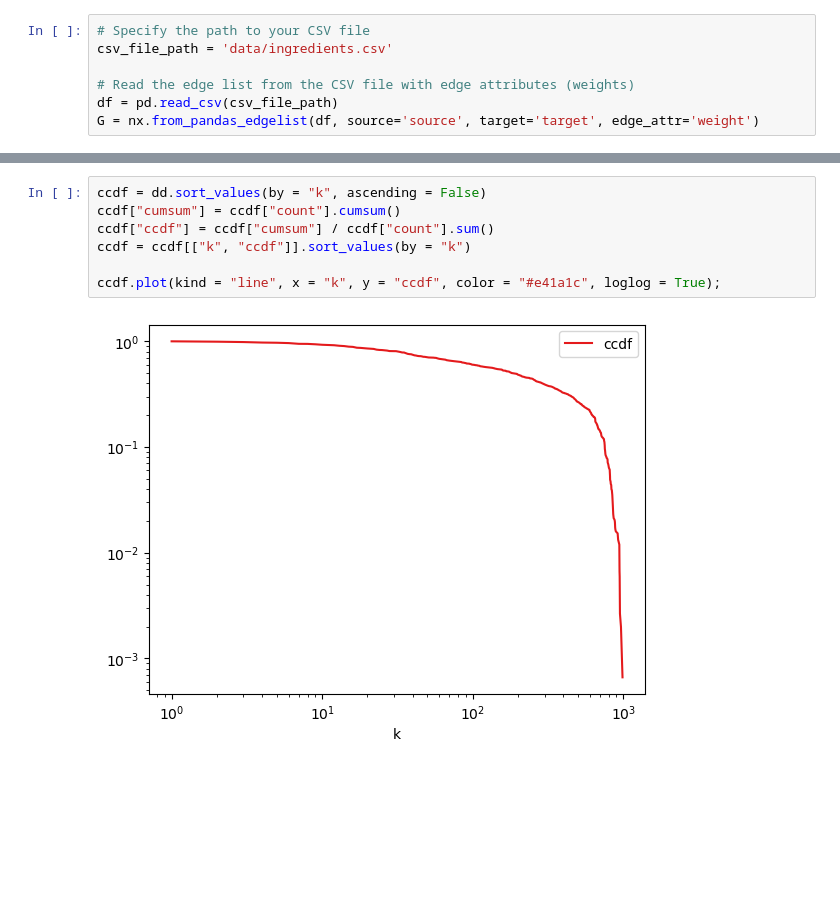
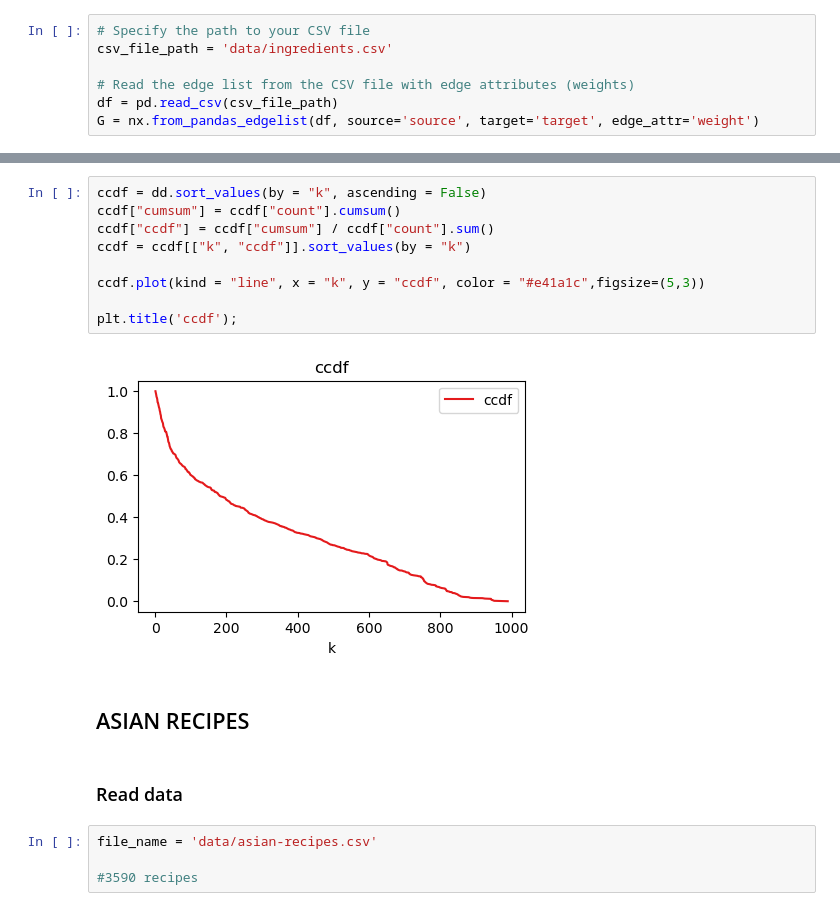
Before and after one commit to MrStrelan/Taste_buds, a Jupyter notebook: EDA.ipynb, the cells around one changed output, grey strips where cells are left out. Saved outputs shown, nothing was run; the diff lists cells and outputs as text; blank space fills up the shorter version.

```diff
--- a/EDA.ipynb
+++ b/EDA.ipynb
@@ -28,9 +171,19 @@ plt.show()
 # %%
 ccdf = dd.sort_values(by = "k", ascending = False)
 ccdf["cumsum"] = ccdf["count"].cumsum()
 ccdf["ccdf"] = ccdf["cumsum"] / ccdf["count"].sum()
 ccdf = ccdf[["k", "ccdf"]].sort_values(by = "k")
 
-ccdf.plot(kind = "line", x = "k", y = "ccdf", color = "#e41a1c", loglog = True);
+ccdf.plot(kind = "line", x = "k", y = "ccdf", color = "#e41a1c",figsize=(5,3))
+
+plt.title('ccdf');
 # %% [output]
-[figure, old version]
+[figure, new version]
+# %% [markdown]
+## ASIAN RECIPES
+# %% [markdown]
+### Read data
+# %%
+file_name = 'data/asian-recipes.csv'
+
+#3590 recipes
```
Also changed, not shown: parts of 18 cells of this notebook, 2 other files.
